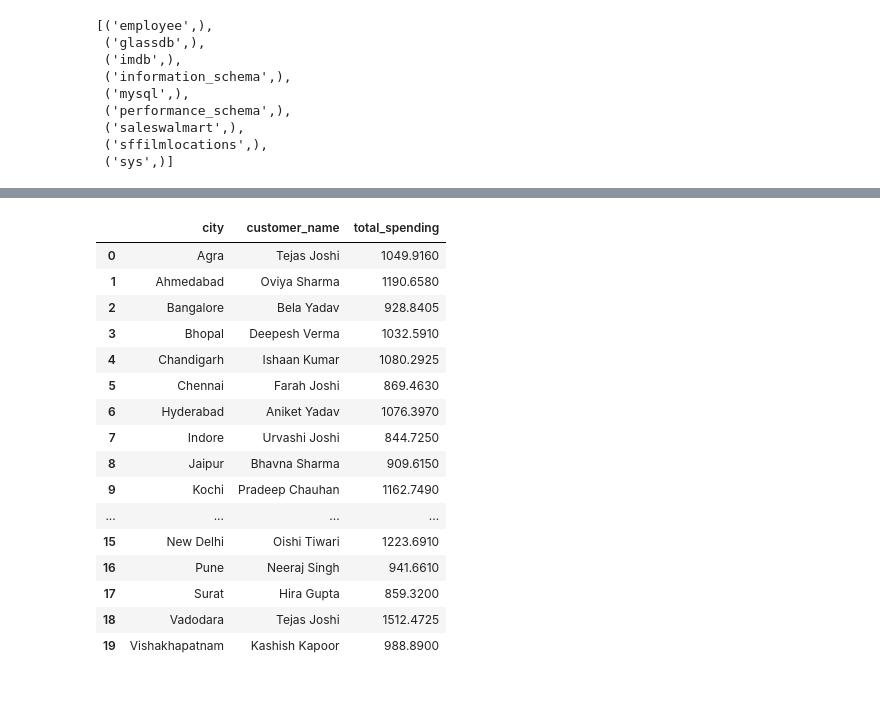
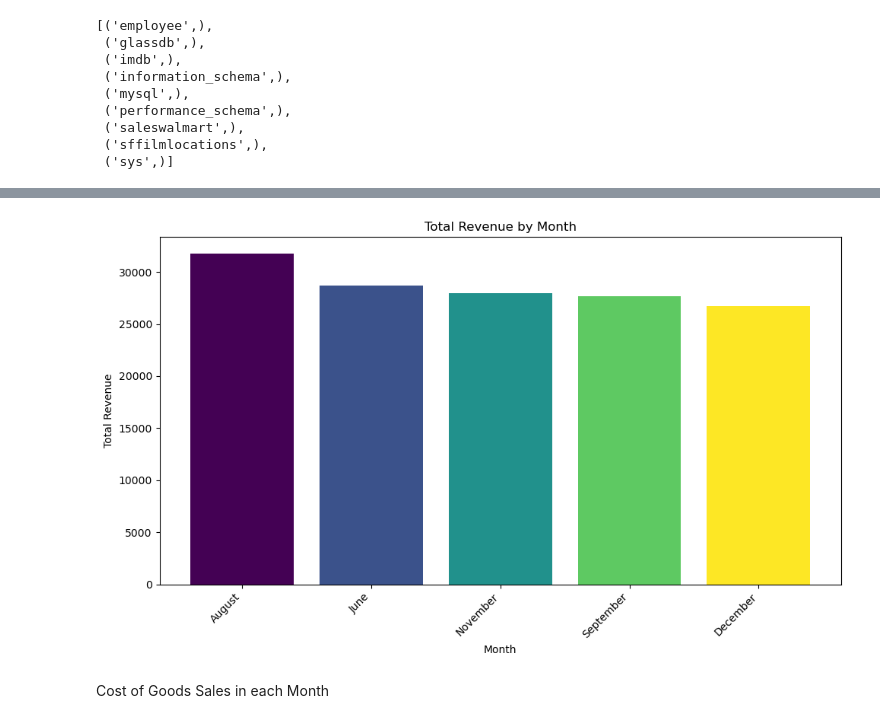
Before and after one commit to manthanvarma/walmart_sales_analysis, a Jupyter notebook: walmart_sales_analysis.ipynb, the cells around one changed output, grey strips where cells are left out. Cells and saved outputs as stored; diff of their text form; code cells hidden in the pictures; blank space fills up the shorter version.

```diff
--- a/walmart_sales_analysis.ipynb
+++ b/walmart_sales_analysis.ipynb
@@ -608,24 +325,18 @@ df
-# %%
-# to check cities having highest spending customers
-
-query = 'SELECT city, customer_name, total_spending FROM (SELECT city, customer_name, SUM(total) AS total_spending, ROW_NUMBER() OVER (PARTITION BY city ORDER BY SUM(total) DESC) AS spending_rank FROM wmsales GROUP BY city, customer_name) ranked_customers WHERE spending_rank = 1'
-df = pd.read_sql(query, con=engine)
-df
-# %% [output]
-|  | city | customer_name | total_spending |
-| 0 | Agra | Tejas Joshi | 1049.9160 |
-| 1 | Ahmedabad | Oviya Sharma | 1190.6580 |
-| 2 | Bangalore | Bela Yadav | 928.8405 |
-| 3 | Bhopal | Deepesh Verma | 1032.5910 |
-| 4 | Chandigarh | Ishaan Kumar | 1080.2925 |
-| 5 | Chennai | Farah Joshi | 869.4630 |
-| 6 | Hyderabad | Aniket Yadav | 1076.3970 |
-| 7 | Indore | Urvashi Joshi | 844.7250 |
-| 8 | Jaipur | Bhavna Sharma | 909.6150 |
-| 9 | Kochi | Pradeep Chauhan | 1162.7490 |
-| ... | ... | ... | ... |
-| 15 | New Delhi | Oishi Tiwari | 1223.6910 |
-| 16 | Pune | Neeraj Singh | 941.6610 |
-| 17 | Surat | Hira Gupta | 859.3200 |
-| 18 | Vadodara | Tejas Joshi | 1512.4725 |
-| 19 | Vishakhapatnam | Kashish Kapoor | 988.8900 |
+# %%
+query = 'SELECT month_name as month, sum(total) as Total_Revenue FROM wmsales GROUP BY month_name ORDER BY total_revenue DESC limit 5'
+df = pd.read_sql(query, cn_var)
+
+colors = plt.cm.viridis(np.linspace(0, 1, len(df)))
+
+plt.figure(figsize=(10, 6))
+plt.bar(df['month'], df['Total_Revenue'], color=colors)
+plt.title('Total Revenue by Month')
+plt.xlabel('Month')
+plt.ylabel('Total Revenue')
+plt.xticks(rotation=45, ha='right')
+plt.tight_layout()
+plt.show()
+# %% [output]
+[figure, added]
+# %% [markdown]
+Cost of Goods Sales in each Month
```
Also changed, not shown: parts of 91 cells of this notebook, 3 other files.
